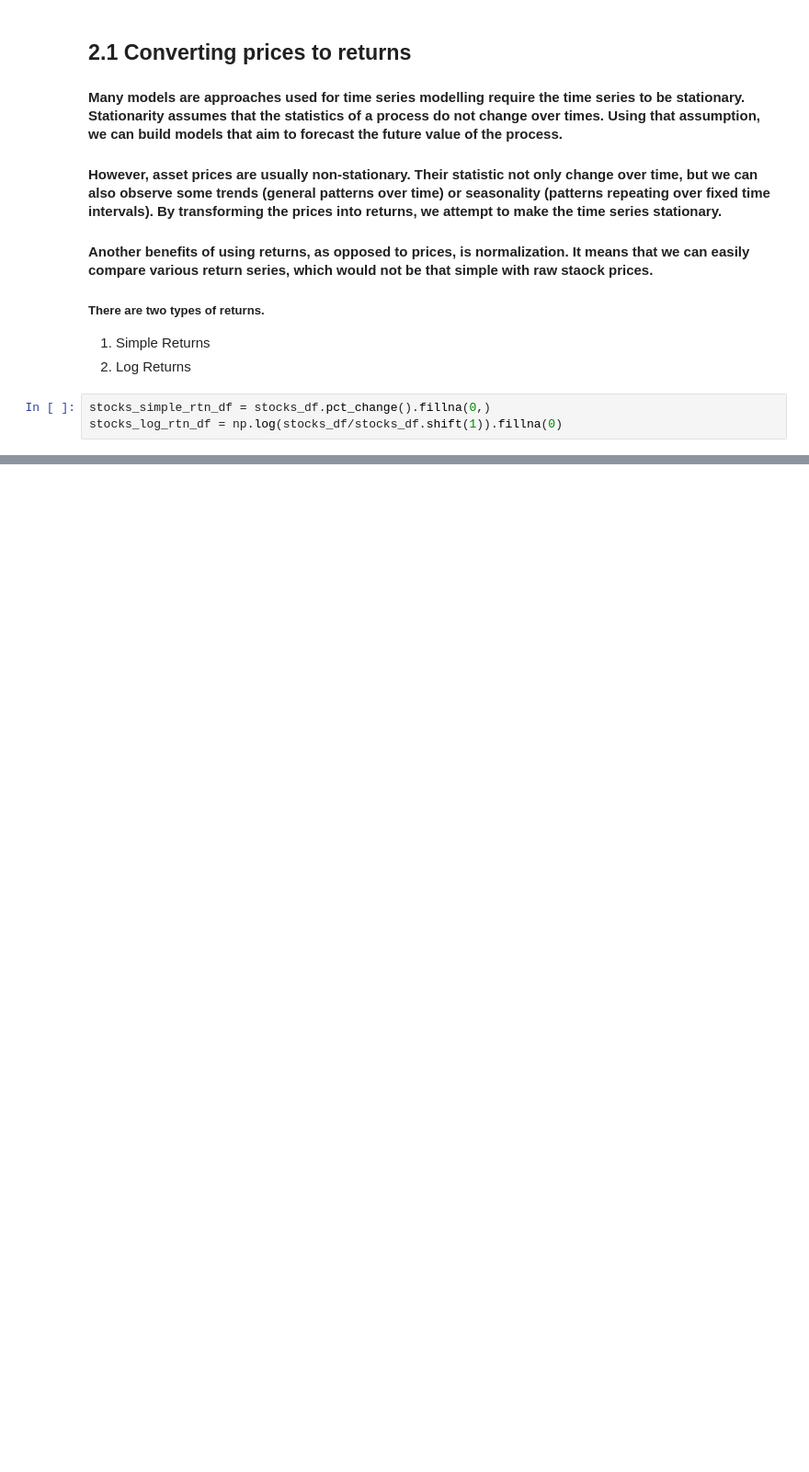
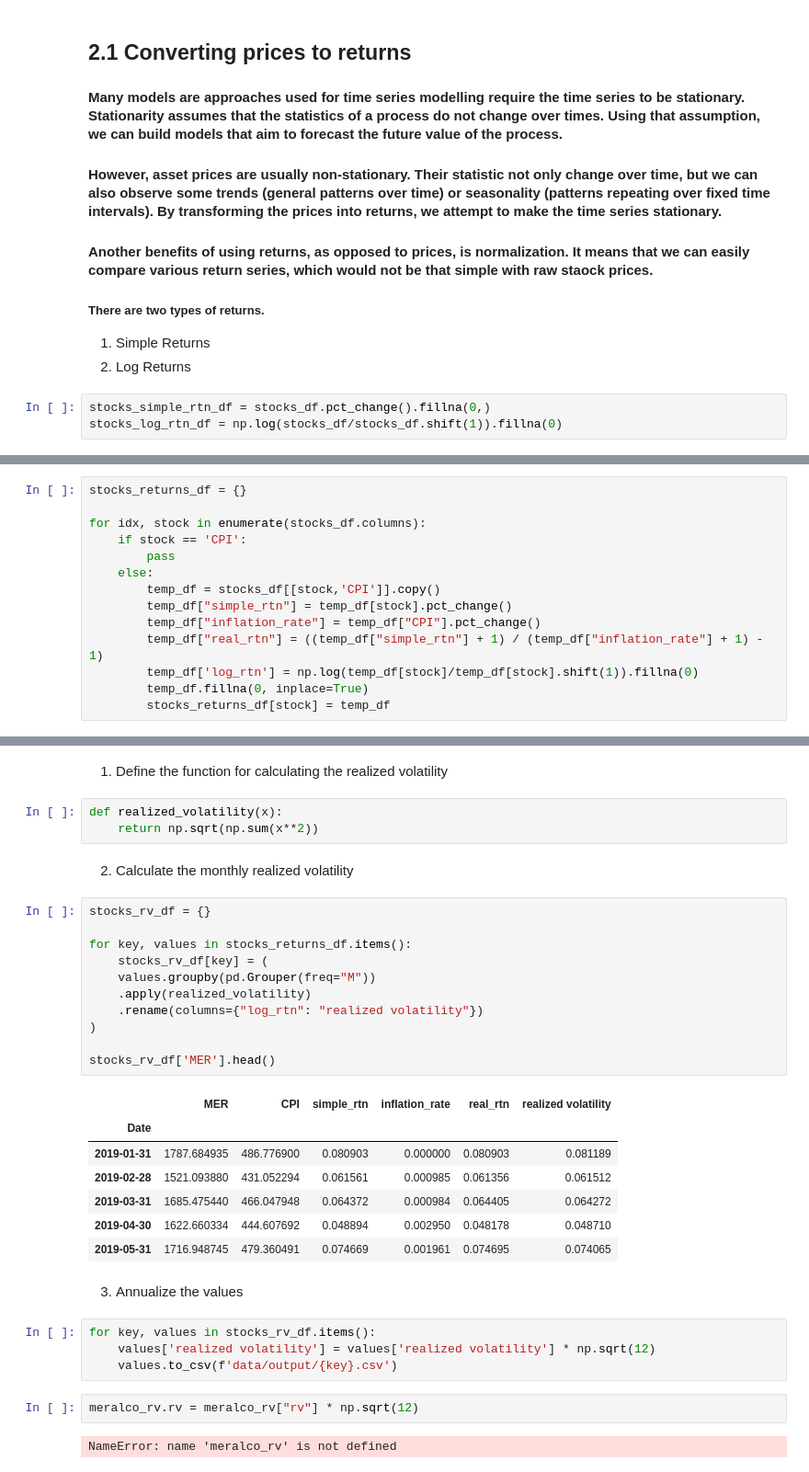
Before and after one commit to slrsilva/portfolio_analysis, a Jupyter notebook: 2 - portfolio-analysis-preprocessing.ipynb, the cells around one changed output, grey strips where cells are left out. Shown at 92% size. Cells and saved outputs as stored; diff of their text form; blank space fills up the shorter version.

```diff
--- a/2 - portfolio-analysis-preprocessing.ipynb
+++ b/2 - portfolio-analysis-preprocessing.ipynb
@@ -123,0 +128,14 @@ pip install nasdaq-data-link
+# %%
+stocks_returns_df = {}
+
+for idx, stock in enumerate(stocks_df.columns):
+    if stock == 'CPI':
+        pass
+    else:
+        temp_df = stocks_df[[stock,'CPI']].copy()
+        temp_df["simple_rtn"] = temp_df[stock].pct_change()
+        temp_df["inflation_rate"] = temp_df["CPI"].pct_change()
+        temp_df["real_rtn"] = ((temp_df["simple_rtn"] + 1) / (temp_df["inflation_rate"] + 1) - 1)
+        temp_df['log_rtn'] = np.log(temp_df[stock]/temp_df[stock].shift(1)).fillna(0)
+        temp_df.fillna(0, inplace=True)
+        stocks_returns_df[stock] = temp_df
@@ -123,0 +162,36 @@ pip install nasdaq-data-link
+# %% [markdown]
+1. Define the function for calculating the realized volatility
+# %%
+def realized_volatility(x):
+    return np.sqrt(np.sum(x**2))
+# %% [markdown]
+2. Calculate the monthly realized volatility
+# %%
+stocks_rv_df = {}
+
+for key, values in stocks_returns_df.items():
+    stocks_rv_df[key] = (
+    values.groupby(pd.Grouper(freq="M"))
+    .apply(realized_volatility)
+    .rename(columns={"log_rtn": "realized volatility"})
+)
+
+stocks_rv_df['MER'].head()
+# %% [output]
+|  | MER | CPI | simple_rtn | inflation_rate | real_rtn | realized volatility |
+| Date |  |  |  |  |  |  |
+| 2019-01-31 | 1787.684935 | 486.776900 | 0.080903 | 0.000000 | 0.080903 | 0.081189 |
+| 2019-02-28 | 1521.093880 | 431.052294 | 0.061561 | 0.000985 | 0.061356 | 0.061512 |
+| 2019-03-31 | 1685.475440 | 466.047948 | 0.064372 | 0.000984 | 0.064405 | 0.064272 |
+| 2019-04-30 | 1622.660334 | 444.607692 | 0.048894 | 0.002950 | 0.048178 | 0.048710 |
+| 2019-05-31 | 1716.948745 | 479.360491 | 0.074669 | 0.001961 | 0.074695 | 0.074065 |
+# %% [markdown]
+3. Annualize the values
+# %%
+for key, values in stocks_rv_df.items():
+    values['realized volatility'] = values['realized volatility'] * np.sqrt(12)
+    values.to_csv(f'data/output/{key}.csv')
+# %%
+meralco_rv.rv = meralco_rv["rv"] * np.sqrt(12)
+# %% [output]
+NameError: name 'meralco_rv' is not defined
```
Also changed, not shown: parts of 20 cells of this notebook, 16 other files.
